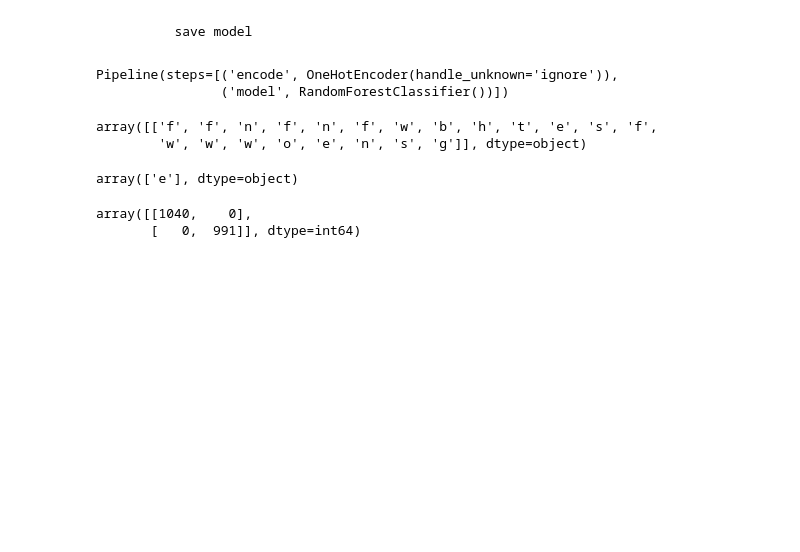
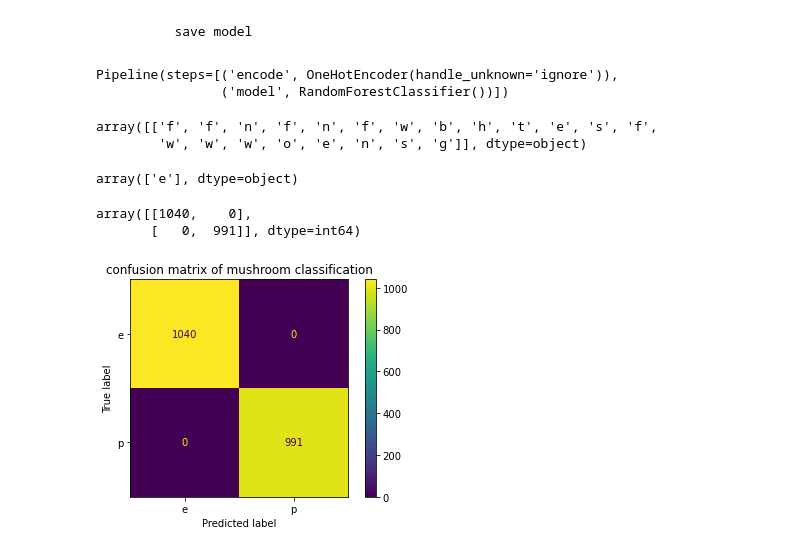
Before and after one commit to Dhinagaran-s/Flask-mush, a Jupyter notebook: ModelCreation/mushroomProject.ipynb, the cells around one changed output. Cells and saved outputs as stored; diff of their text form; code cells hidden in the pictures; blank space fills up the shorter version.

```diff
--- a/ModelCreation/mushroomProject.ipynb
+++ b/ModelCreation/mushroomProject.ipynb
@@ -342,0 +345,6 @@ array([[1040,    0],
+# %%
+plot_confusion_matrix(pipe,X_test,Y_test)
+plt.title("confusion matrix of mushroom classification")
+plt.show()
+# %% [output]
+[figure, added]
```
Also changed, not shown: parts of 1 cell of this notebook.
